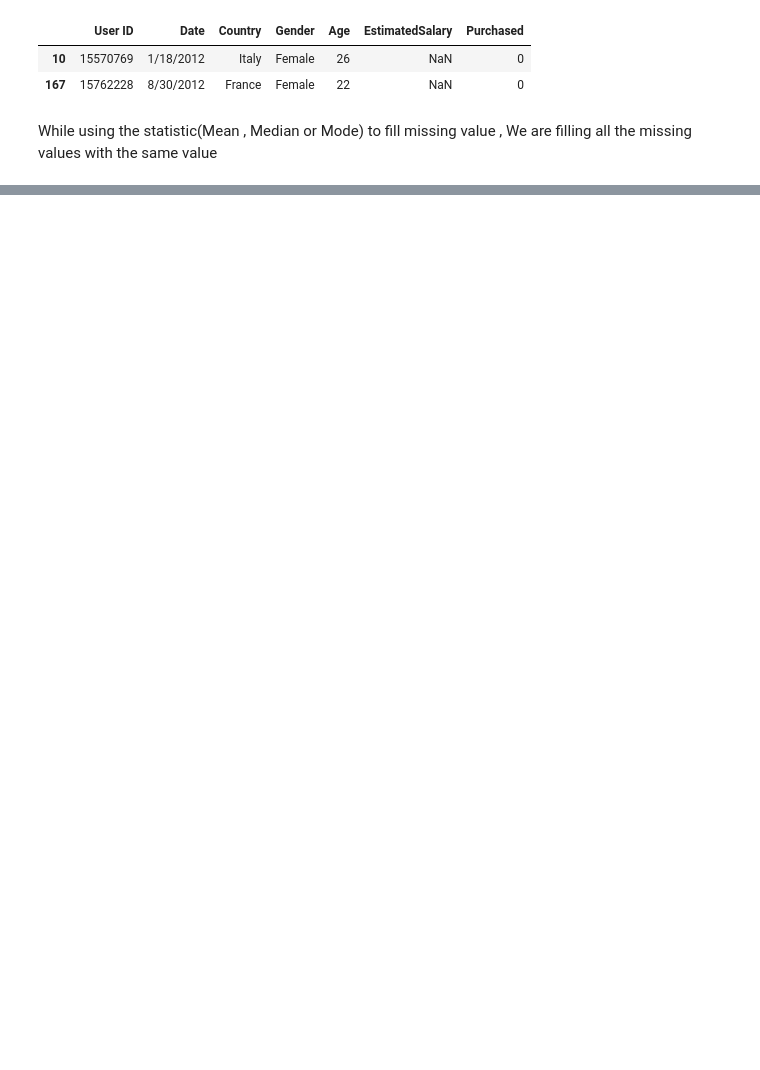
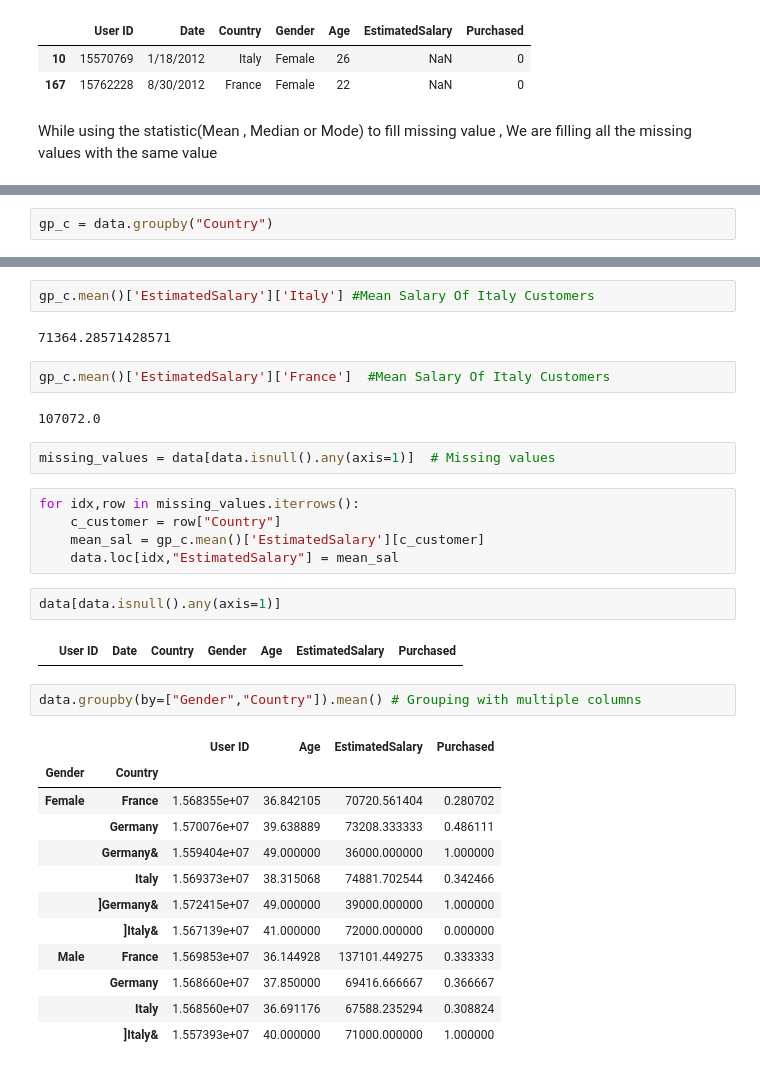
Before and after one commit to mn-manuprasad/DataScience, a Jupyter notebook: 6. Data Preprocessing/Data Preprocessing.ipynb, the cells around one changed output, grey strips where cells are left out. Drawn from its saved outputs; the diff is of its cells as text; blank space fills up the shorter version.

```diff
--- a/6. Data Preprocessing/Data Preprocessing.ipynb
+++ b/6. Data Preprocessing/Data Preprocessing.ipynb
@@ -228,0 +231,2 @@ While using the statistic(Mean , Median or Mode) to fill missing value , We are
+# %%
+gp_c = data.groupby("Country")
@@ -228,0 +263,34 @@ While using the statistic(Mean , Median or Mode) to fill missing value , We are
+# %%
+gp_c.mean()['EstimatedSalary']['Italy'] #Mean Salary Of Italy Customers
+# %% [output]
+71364.28571428571
+# %%
+gp_c.mean()['EstimatedSalary']['France']  #Mean Salary Of Italy Customers
+# %% [output]
+107072.0
+# %%
+missing_values = data[data.isnull().any(axis=1)]  # Missing values
+# %%
+for idx,row in missing_values.iterrows():
+    c_customer = row["Country"]
+    mean_sal = gp_c.mean()['EstimatedSalary'][c_customer]
+    data.loc[idx,"EstimatedSalary"] = mean_sal
+# %%
+data[data.isnull().any(axis=1)]
+# %% [output]
+|  | User ID | Date | Country | Gender | Age | EstimatedSalary | Purchased |
+# %%
+data.groupby(by=["Gender","Country"]).mean() # Grouping with multiple columns
+# %% [output]
+|  |  | User ID | Age | EstimatedSalary | Purchased |
+| Gender | Country |  |  |  |  |
+| Female | France | 1.568355e+07 | 36.842105 | 70720.561404 | 0.280702 |
+|  | Germany | 1.570076e+07 | 39.638889 | 73208.333333 | 0.486111 |
+|  | Germany& | 1.559404e+07 | 49.000000 | 36000.000000 | 1.000000 |
+|  | Italy | 1.569373e+07 | 38.315068 | 74881.702544 | 0.342466 |
+|  | ]Germany& | 1.572415e+07 | 49.000000 | 39000.000000 | 1.000000 |
+|  | ]Italy& | 1.567139e+07 | 41.000000 | 72000.000000 | 0.000000 |
+| Male | France | 1.569853e+07 | 36.144928 | 137101.449275 | 0.333333 |
+|  | Germany | 1.568660e+07 | 37.850000 | 69416.666667 | 0.366667 |
+|  | Italy | 1.568560e+07 | 36.691176 | 67588.235294 | 0.308824 |
+|  | ]Italy& | 1.557393e+07 | 40.000000 | 71000.000000 | 1.000000 |
```
Also changed, not shown: parts of 29 cells of this notebook, 3 other files.
